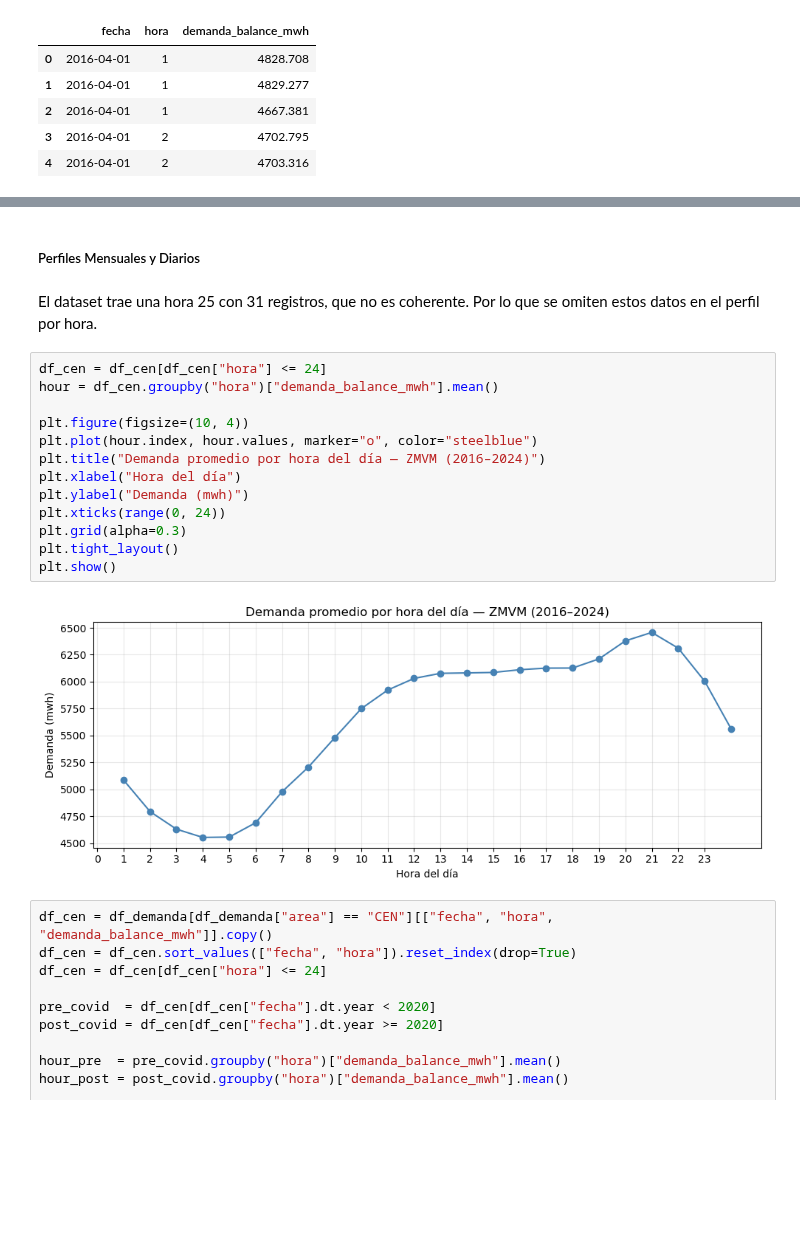
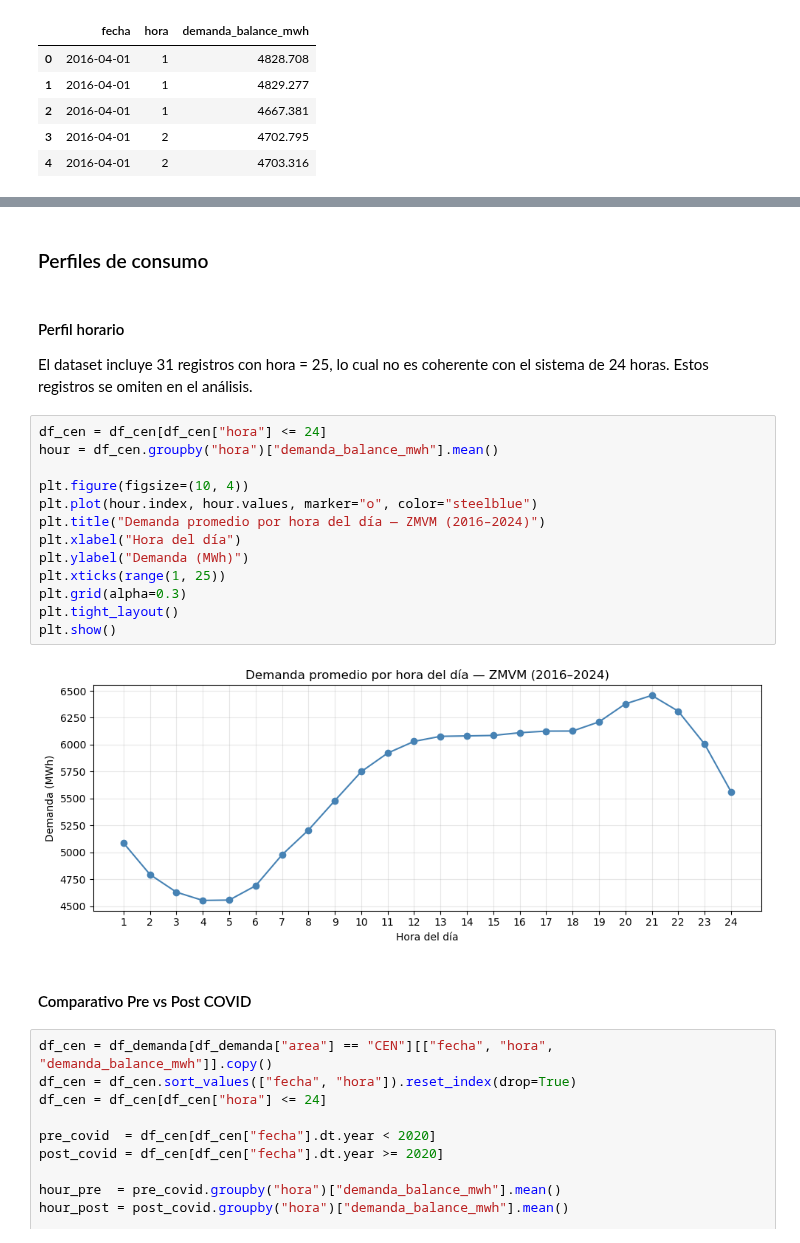
Before and after one commit to gonza98kg/zmvm-energy-demand-prediction, a Jupyter notebook: notebooks/01_EDA_clima.ipynb, the cells around one changed output, grey strips where cells are left out. Saved outputs shown, nothing was run; the diff lists cells and outputs as text; blank space fills up the shorter version.

```diff
--- a/notebooks/01_EDA_clima.ipynb
+++ b/notebooks/01_EDA_clima.ipynb
@@ -451,22 +589,26 @@ plt.show()
 # %% [markdown]
-##### Perfiles Mensuales y Diarios
+### Perfiles de consumo
 # %% [markdown]
-El dataset trae una hora 25 con 31 registros, que no es coherente. Por lo que se omiten estos datos en el perfil por hora.
+#### Perfil horario
+
+El dataset incluye 31 registros con hora = 25, lo cual no es coherente con el sistema de 24 horas. Estos registros se omiten en el análisis.
 # %%
 df_cen = df_cen[df_cen["hora"] <= 24]
 hour = df_cen.groupby("hora")["demanda_balance_mwh"].mean()
 
 plt.figure(figsize=(10, 4))
 plt.plot(hour.index, hour.values, marker="o", color="steelblue")
 plt.title("Demanda promedio por hora del día — ZMVM (2016–2024)")
 plt.xlabel("Hora del día")
-plt.ylabel("Demanda (mwh)")
-plt.xticks(range(0, 24))
+plt.ylabel("Demanda (MWh)")
+plt.xticks(range(1, 25))
 plt.grid(alpha=0.3)
 plt.tight_layout()
 plt.show()
 # %% [output]
-[figure, old version]
+[figure, new version]
+# %% [markdown]
+#### Comparativo Pre vs Post COVID
 # %%
 df_cen = df_demanda[df_demanda["area"] == "CEN"][["fecha", "hora", "demanda_balance_mwh"]].copy()
 df_cen = df_cen.sort_values(["fecha", "hora"]).reset_index(drop=True)
```
Also changed, not shown: parts of 55 cells of this notebook, 2 other files.
